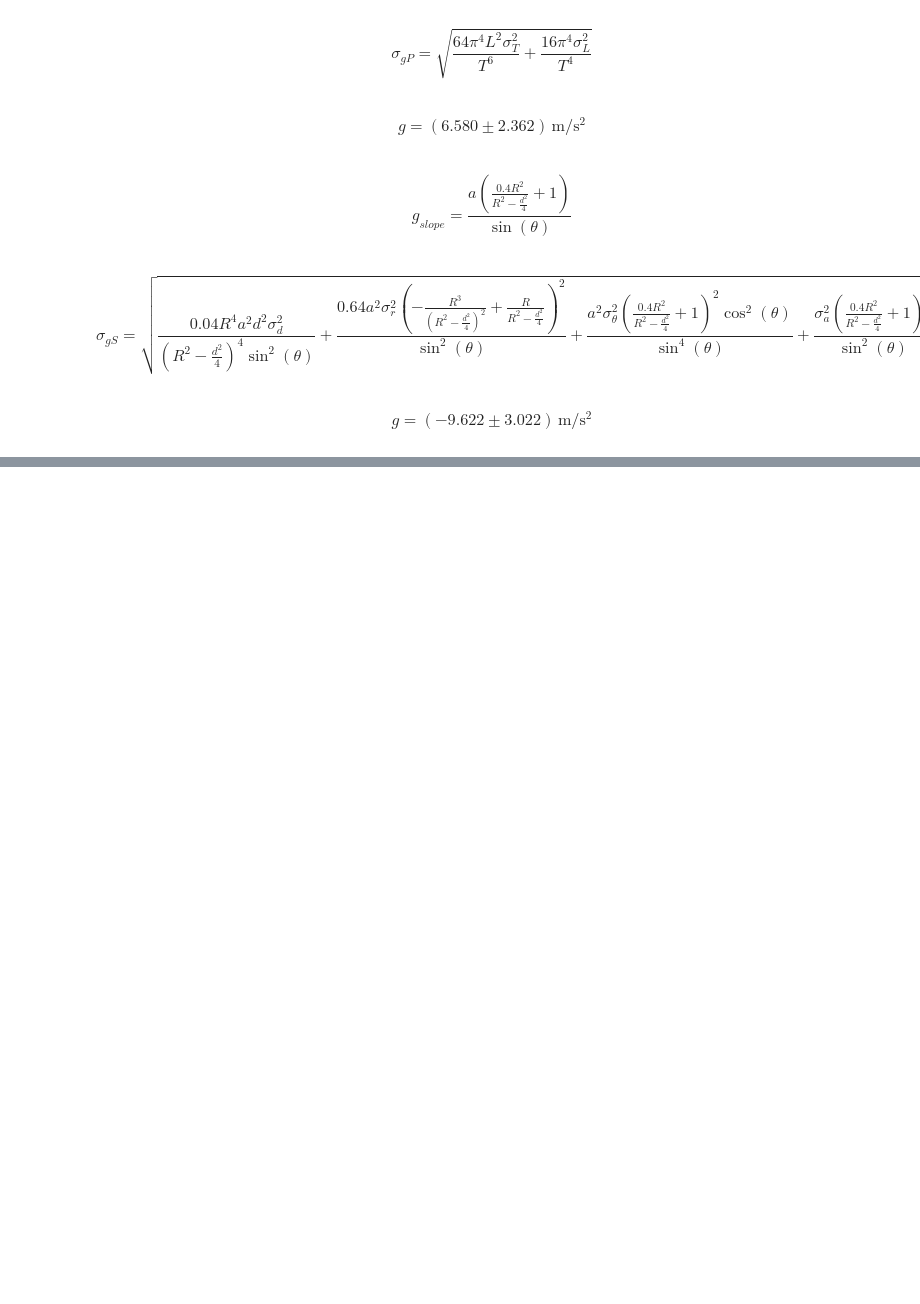
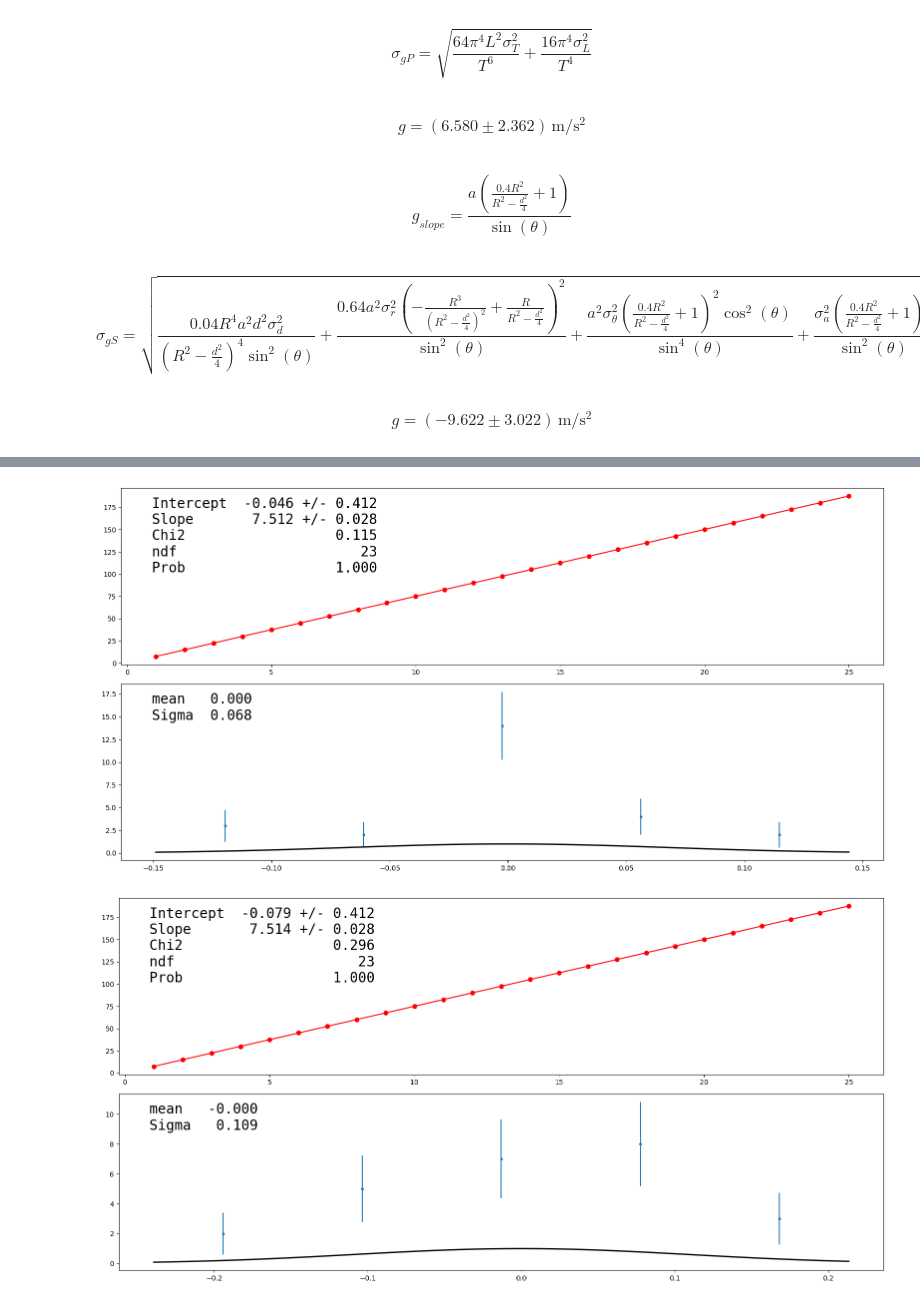
Before and after one commit to BerlinObel/AppStat2023-Project, a Jupyter notebook: Project.ipynb, the cells around one changed output, grey strips where cells are left out. Drawn from its saved outputs; the diff is of its cells as text; code cells hidden in the pictures; blank space fills up the shorter version.

Commit message:
intial code for pendulum experiment

```diff
--- a/Project.ipynb
+++ b/Project.ipynb
@@ -194,0 +116,76 @@ from ExternalFunctions import nice_string_output, add_text_to_ax # useful functi
+# %%
+def linear_model(x, a, b):
+    return a * x + b
+
+# Gaussian function for fitting
+def gaussian(x, amplitude, mean, stddev):
+    return amplitude * np.exp(-((x - mean)**2) / (2 * stddev**2))
+
+def calculate_rms_residuals(x_data, y_data, fit_params):
+    residuals = y_data - linear_model(x_data, *fit_params)
+    return np.sqrt(np.mean(residuals**2))
+# %%
+N_measurements = 25
+N_exp = 2
+x_data = np.arange(N_measurements)+1
+N_bins = 5
+
+Pendulum_Chi2 = np.zeros(N_exp)
+Pendulum_Prob = np.zeros(N_exp)
+# %%
+for iexp in range(N_exp):
+
+
+    chi2_object = Chi2Regression(linear_model, x_data, periods[iexp])
+    m = Minuit(chi2_object,a=7.5,b=0)
+    m.migrad()
+
+    Chi2Lin = m.fval # the chi2 value
+    NvarLin = 2                      # Number of variables (alpha0 and alpha1)
+    NdofLin = N_measurements - NvarLin   # Number of degrees of freedom
+    ProbLin =  stats.chi2.sf(Chi2Lin, NdofLin) # The chi2 probability given N_DOF degrees of freedom
+
+    Pendulum_Chi2[iexp] = Chi2Lin
+    Pendulum_Prob[iexp] = ProbLin
+
+
+
+    residuals = periods[iexp] - linear_model(x_data, m.values['a'], m.values['b'])
+    y, bin_edges = np.histogram(residuals, bins=N_bins)
+    x = 0.5*(bin_edges[:-1] + bin_edges[1:])
+    sy = np.sqrt(y)
+    mean, stddev = stats.norm.fit(residuals)
+    x_gauss = np.linspace(min(residuals), max(residuals), 100)
+
+
+
+
+
+    fig, ax = plt.subplots(nrows=2,figsize=(16, 8))
+    ax[0].errorbar(x_data, periods[iexp],0.033, fmt='ro', ecolor='k', elinewidth=1, capsize=2, capthick=1)
+    ax[0].plot(x_data, linear_model(x_data, *m.values[:]), '-r')
+
+    d = {'Intercept':[m.values['b'], m.errors['b']],
+        'Slope':    [m.values['a'], m.errors['a']],
+        'Chi2':     Chi2Lin,
+        'ndf':      NdofLin,
+        'Prob':     ProbLin,
+        }
+
+
+    hist = ax[1].errorbar(x, y, sy, fmt='.')
+    ax[1].plot(x_gauss, gaussian(x_gauss, 1, mean, stddev), 'k', linewidth=2)
+
+    dd = {'mean':mean,
+        'Sigma':    stddev,
+        }
+    text2 = nice_string_output(dd, extra_spacing=2, decimals=3)
+    add_text_to_ax(0.04, 0.95, text2, ax[1], fontsize=20)
+
+
+    text = nice_string_output(d, extra_spacing=2, decimals=3)
+    add_text_to_ax(0.04, 0.95, text, ax[0], fontsize=20)
+    fig.tight_layout()
+# %% [output]
+[figure, added]
+[figure, added]
```
Also changed, not shown: parts of 9 cells of this notebook, 7 other files.
